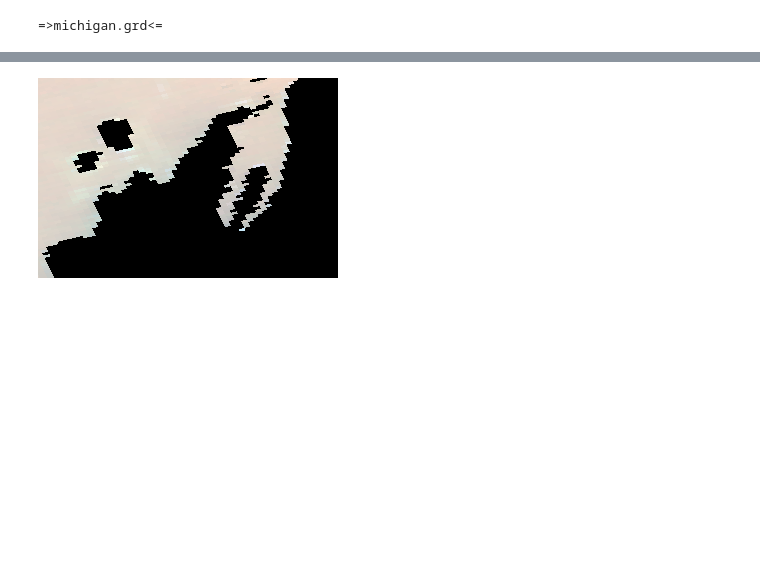
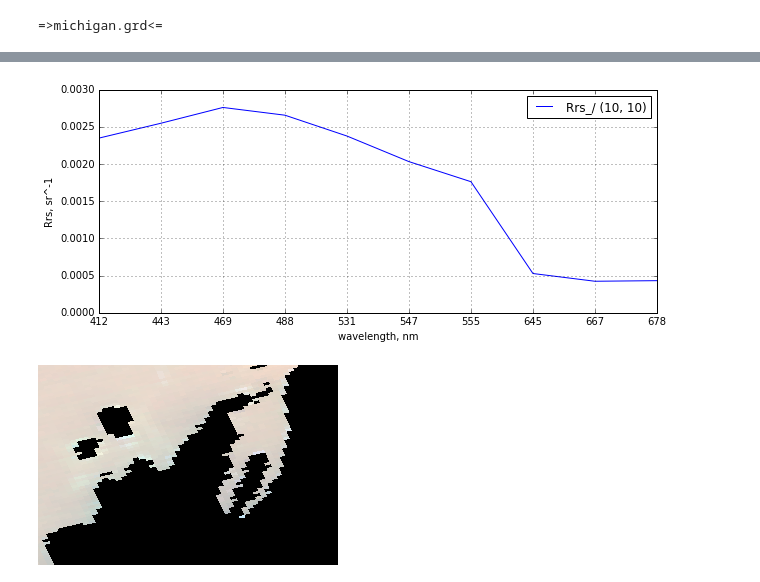
Before and after one commit to korvinos/work, a Jupyter notebook: exercises.ipynb, the cells around one changed output, grey strips where cells are left out. Cells and saved outputs as stored; diff of their text form; code cells hidden in the pictures; blank space fills up the shorter version.

```diff
--- a/exercises.ipynb
+++ b/exercises.ipynb
@@ -14,15 +12,17 @@ from IPython.display import Image
 # Test img file name path: ./data/A2014301181500.L2_LAC_OC.x.nc
 
 # Bathymetry file path: ./data/michigan_lld.grd
-# source https://www.ngdc.noaa.gov/mgg/greatlakes/michigan.html
+# source: https://www.ngdc.noaa.gov/mgg/greatlakes/michigan.html
 # units: meters
 
-n_img = Nansat('./data/A2014301181500.L2_LAC_OC.x.nc')
+img = Nansat('./data/A2014301181500.L2_LAC_OC.x.nc')
 bathymetry = Nansat('./data/michigan_lld.grd')
 
-dom = Domain('+proj=latlong +datum=WGS84 +ellps=WGS84 +no_defs', '-lle -86.3 44.6 -85.2 45.3 -ts 300 200')
+# 300, 200 - May it be problem?
+dom = Domain('+proj=latlong +datum=WGS84 +ellps=WGS84 +no_defs', '-lle -86.3 44.6 -85.2 45.3 -ts 122 78')
+# Each point is ~ 0.4 km (300x200)
 
-n_img.reproject(dom)
+img.reproject(dom)
 bathymetry.reproject(dom)
 # %% [output]
 =>michigan.grd<=
@@ -150,0 +161,4 @@ def show_it(obj, name):
+# %%
+plot_r(img, wavelens=wavelens_base, coords=(10, 10), size=(10, 4))
+# %% [output]
+[figure, added]
```
Also changed, not shown: parts of 15 cells of this notebook.
